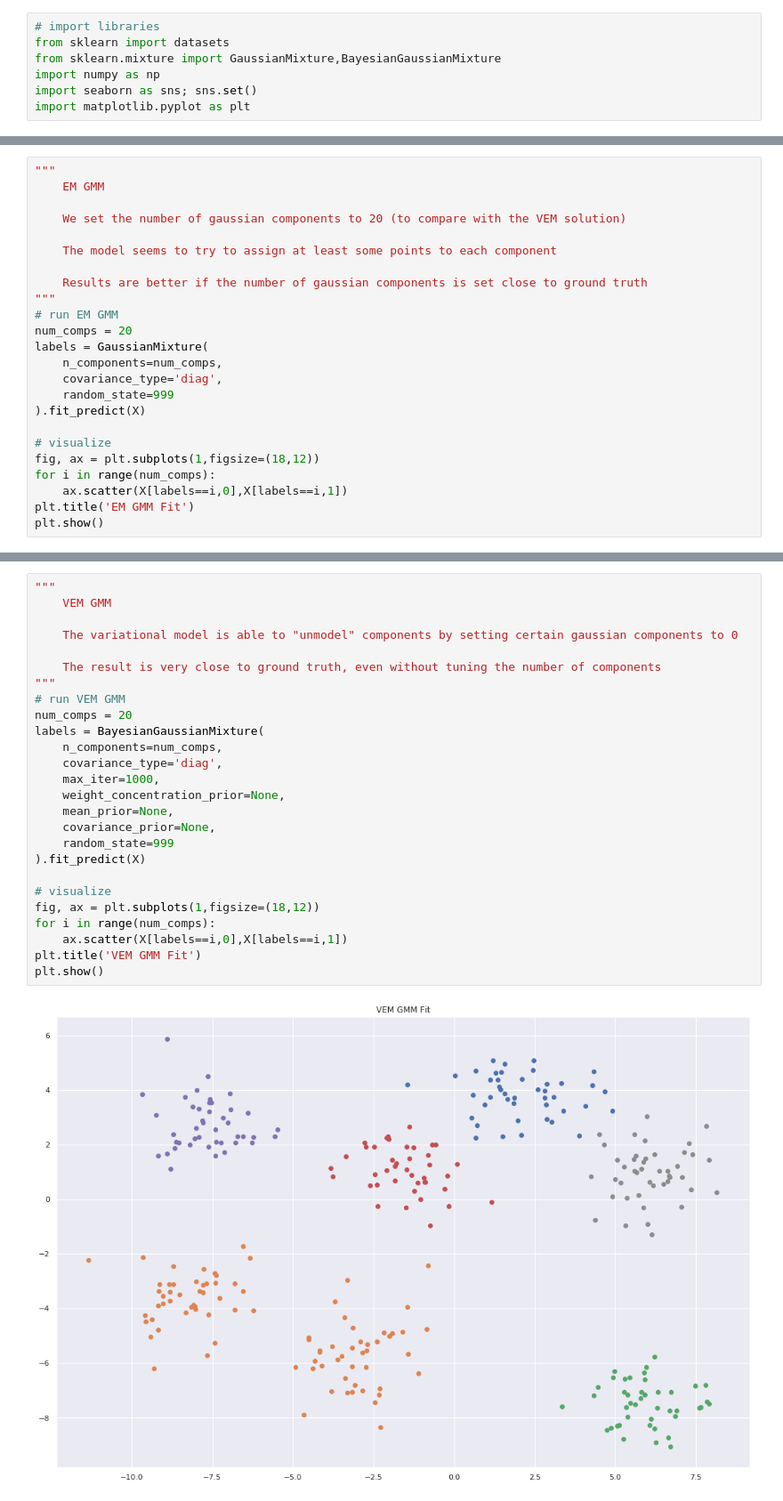
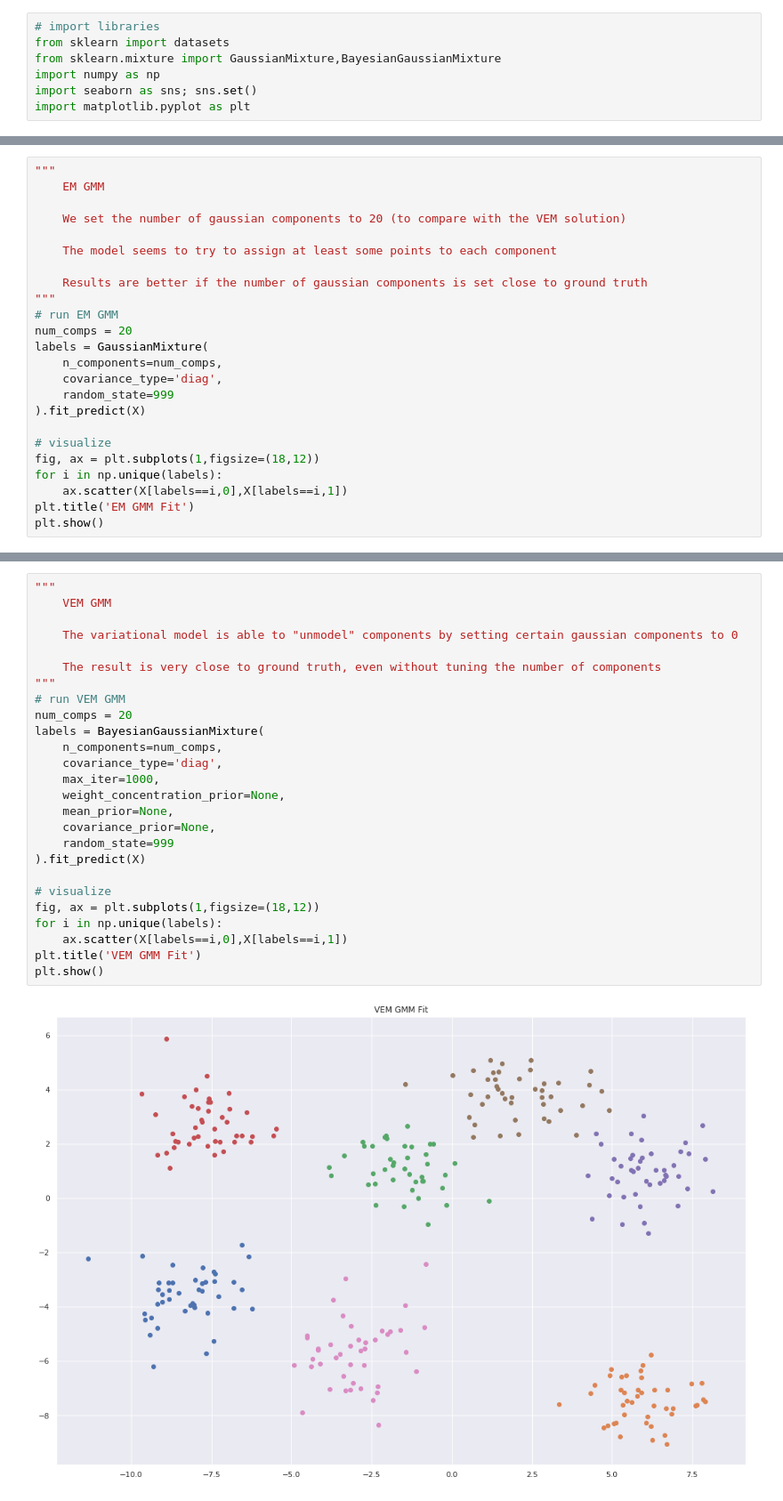
Before and after one commit to vanandrew/variational_em_demo, a Jupyter notebook: gmm-example.ipynb, the cells around one changed output, grey strips where cells are left out. Shown at 89% size. Saved outputs shown, nothing was run; the diff lists cells and outputs as text.

```diff
--- a/gmm-example.ipynb
+++ b/gmm-example.ipynb
@@ -51,7 +51,7 @@ labels = GaussianMixture(
 
 # visualize
 fig, ax = plt.subplots(1,figsize=(18,12))
-for i in range(num_comps):
+for i in np.unique(labels):
     ax.scatter(X[labels==i,0],X[labels==i,1])
 plt.title('EM GMM Fit')
 plt.show()
@@ -60,28 +60,28 @@ plt.show()
 # %%
 """
     VEM GMM
 
     The variational model is able to "unmodel" components by setting certain gaussian components to 0
 
     The result is very close to ground truth, even without tuning the number of components
 """
 # run VEM GMM
 num_comps = 20
 labels = BayesianGaussianMixture(
     n_components=num_comps,
     covariance_type='diag',
     max_iter=1000,
     weight_concentration_prior=None,
     mean_prior=None,
     covariance_prior=None,
     random_state=999
 ).fit_predict(X)
 
 # visualize
 fig, ax = plt.subplots(1,figsize=(18,12))
-for i in range(num_comps):
+for i in np.unique(labels):
     ax.scatter(X[labels==i,0],X[labels==i,1])
 plt.title('VEM GMM Fit')
 plt.show()
 # %% [output]
-[figure, old version]
+[figure, new version]
```
Also changed, not shown: parts of 2 cells of this notebook.
